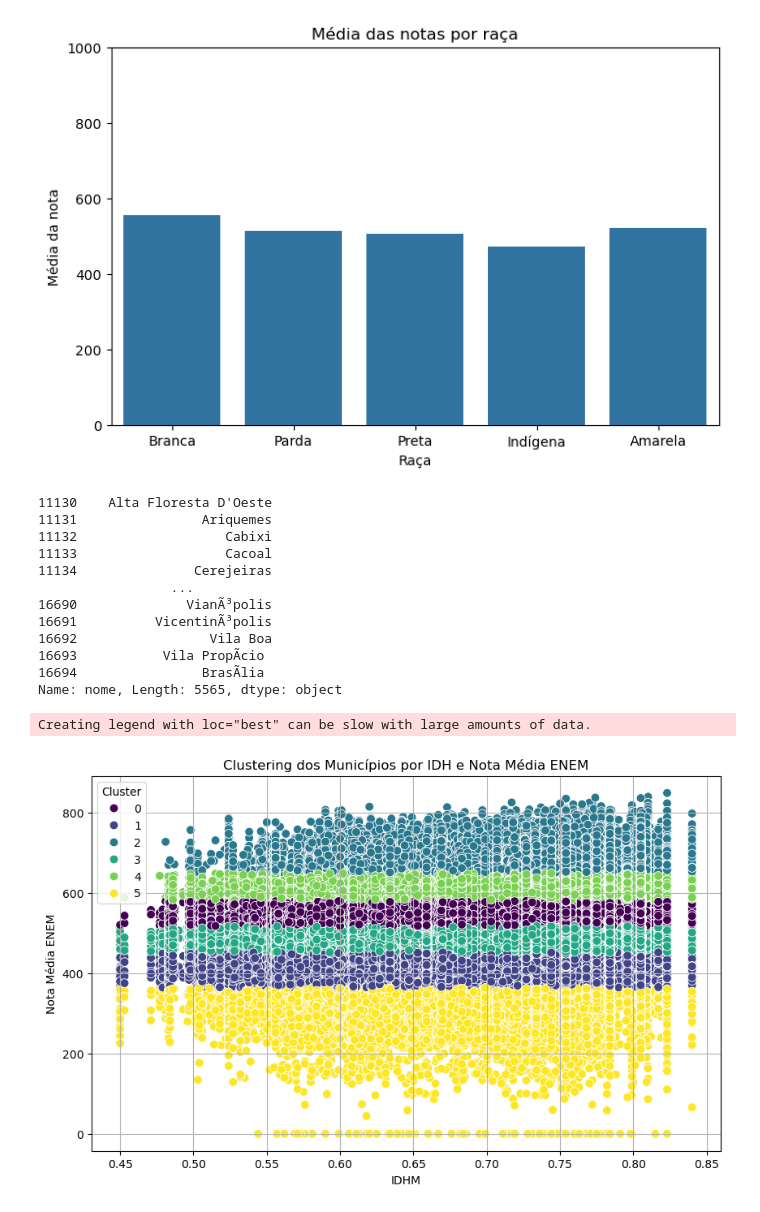
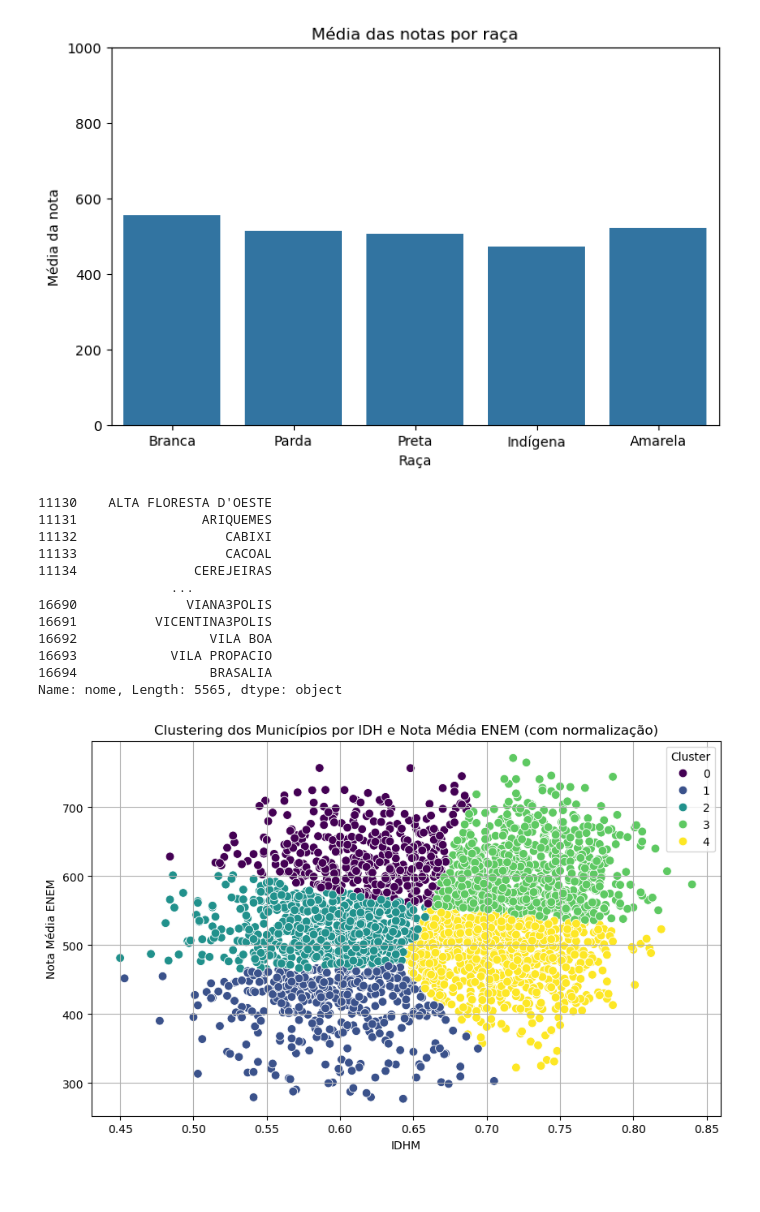
Before and after one commit to Vicente817/Grupo5_basico, a Jupyter notebook: tiago.ipynb, the cells around one changed output. Cells and saved outputs as stored; diff of their text form; code cells hidden in the pictures.

```diff
--- a/tiago.ipynb
+++ b/tiago.ipynb
@@ -447,54 +458,80 @@ import pandas as pd
 import matplotlib.pyplot as plt
 import seaborn as sns
 from sklearn.cluster import KMeans
+from sklearn.preprocessing import StandardScaler
+import unidecode
+
+
+num_clusters = 5
 
 # Carrega os dados do censo por município:
-idh_m = pd.read_csv("Dados/mundo_onu_adh_municipio.csv.gz", sep=',', encoding='latin1')
+idh_m = pd.read_csv("mundo_onu_adh_municipio.csv.gz", sep=',', encoding='latin1')
 
 # Carrega o tradutor de nomes de municípios:
-tradutor = pd.read_csv("Dados/br_bd_diretorios_brasil_municipio.csv.gz", sep=',', encoding='latin1')
+tradutor = pd.read_csv("br_bd_diretorios_brasil_municipio.csv.gz", sep=',', encoding='latin1')
 
 # Coloca os nomes dos municípios no df idh_m:
 idh_m = idh_m.merge(tradutor, left_on='id_municipio', right_on='id_municipio', how='left')
 
 # Filtra os dados do IDH para o ano de 2010:
 idh_m = idh_m.query('ano == 2010')
 
 # Merge com dados do ENEM
+idh_m['nome'] = idh_m['nome'].astype(str).str.upper().str.strip().apply(unidecode.unidecode)
+df_enem['NO_MUNICIPIO_ESC'] = df_enem['NO_MUNICIPIO_ESC'].astype(str).str.upper().str.strip().apply(unidecode.unidecode)
+
 print(idh_m["nome"])
+
 df_merged = pd.merge(idh_m, df_enem, left_on='nome', right_on='NO_MUNICIPIO_ESC', how='inner')
 
 
-# Clustering
+
+# Filtros
+df_merged = df_merged.drop_duplicates(subset='nome', keep='first')
+df_merged = df_merged[df_merged['idhm'] > 0]
+#df_merged = df_merged[df_merged['populacao'] > 50000]
+
+
+# Clustering com normalização
 df_cluster = df_merged[['NOTA_MEDIA', 'idhm']].dropna()
 
-kmeans = KMeans(n_clusters=6, random_state=42)
-clusters = kmeans.fit_predict(df_cluster)
+# Normaliza os dados
+scaler = StandardScaler()
+X_scaled = scaler.fit_transform(df_cluster)
 
+
+# KMeans com 6 clusters NÃO NORMALIZADO
+#kmeans = KMeans(n_clusters=num_clusters, random_state=42)
+# clusters = kmeans.fit_predict(df_cluster)
+
+# KMeans com 6 clusters NORMALIZADAS
+kmeans = KMeans(n_clusters=num_clusters, random_state=42)
+clusters = kmeans.fit_predict(X_scaled)
+
+# Adiciona os clusters ao DataFrame original (não normalizado)
 df_cluster = df_cluster.copy()
 df_cluster['cluster'] = clusters
 
 # Visualização
 plt.figure(figsize=(10,6))
 sns.scatterplot(data=df_cluster, x='idhm', y='NOTA_MEDIA', hue='cluster', palette='viridis', s=60)
-plt.title('Clustering dos Municípios por IDH e Nota Média ENEM')
+plt.title('Clustering dos Municípios por IDH e Nota Média ENEM (com normalização)')
 plt.xlabel('IDHM')
 plt.ylabel('Nota Média ENEM')
 plt.legend(title='Cluster')
 plt.grid(True)
 plt.show()
 # %% [output]
-11130    Alta Floresta D'Oeste
-11131                Ariquemes
-11132                   Cabixi
-11133                   Cacoal
-11134               Cerejeiras
+11130    ALTA FLORESTA D'OESTE
+11131                ARIQUEMES
+11132                   CABIXI
+11133                   CACOAL
+11134               CEREJEIRAS
                  ...
-16690              VianÃ³polis
-16691          VicentinÃ³polis
-16692                 Vila Boa
-16693           Vila PropÃ­cio
-16694                BrasÃ­lia
+16690              VIANA3POLIS
+16691          VICENTINA3POLIS
+16692                 VILA BOA
+16693            VILA PROPACIO
+16694                 BRASALIA
 Name: nome, Length: 5565, dtype: object
-Creating legend with loc="best" can be slow with large amounts of data.
-[figure, old version]
+[figure, new version]
```
Also changed, not shown: parts of 7 cells of this notebook, 8 other files.
